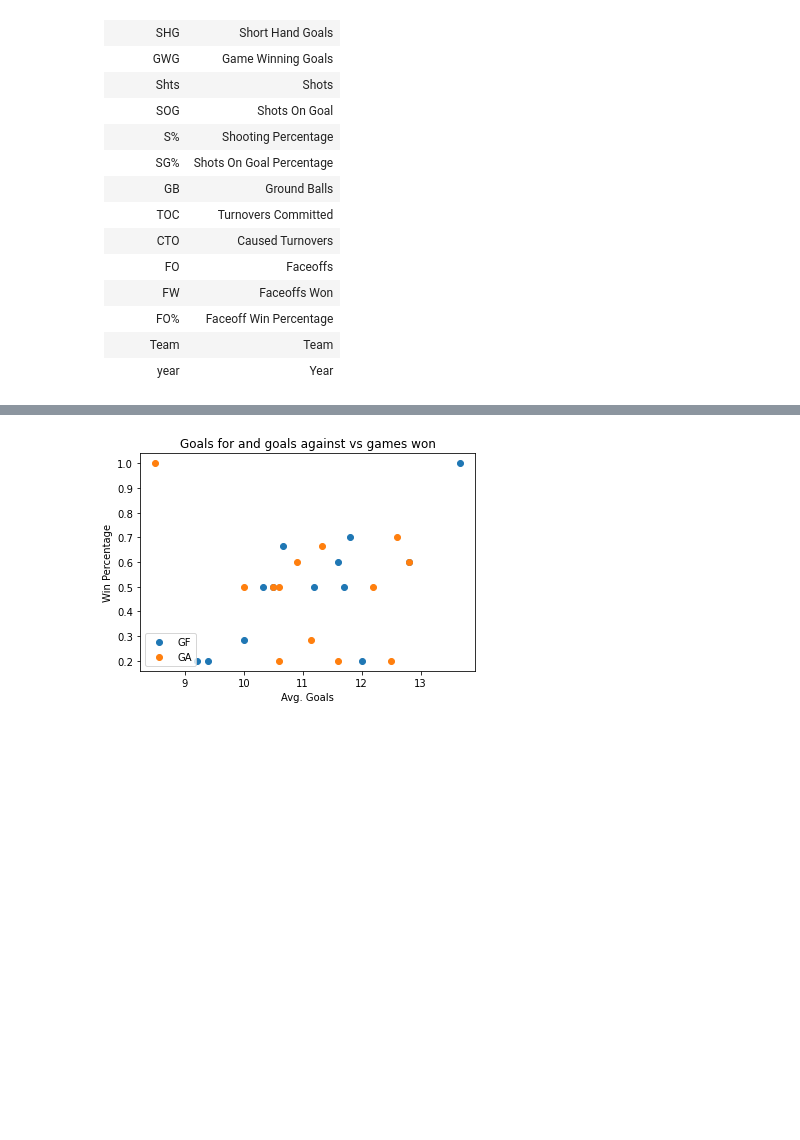
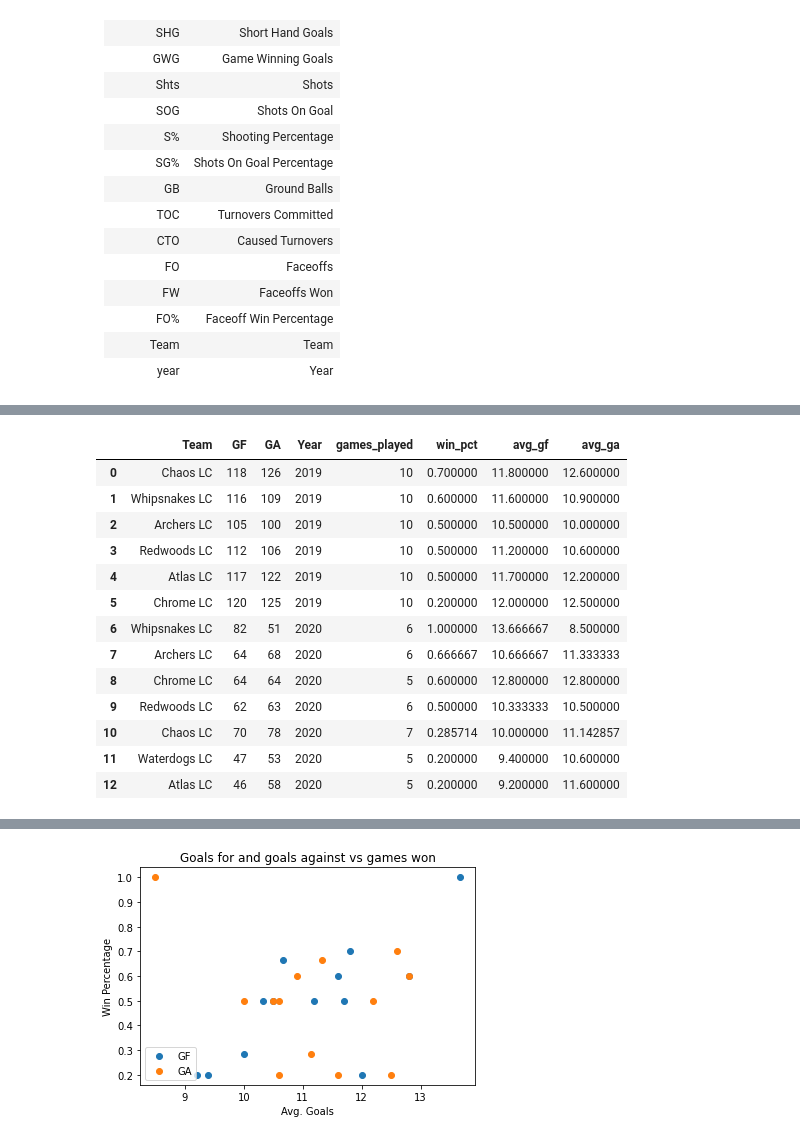
Before and after one commit to jpperret/how-to-win-pll-games, a Jupyter notebook: notebooks/how-to-win-pll-games.ipynb, the cells around one changed output, grey strips where cells are left out. Cells and saved outputs as stored; diff of their text form; code cells hidden in the pictures; blank space fills up the shorter version.

```diff
--- a/notebooks/how-to-win-pll-games.ipynb
+++ b/notebooks/how-to-win-pll-games.ipynb
@@ -158 +158,27 @@ Similar to the scoring data I decided it would be easier to copy column title ex
+# %%
+games_played = (teams_df.W+teams_df.L)
+teams_df['games_played'] = games_played
+teams_df['win_pct'] = teams_df['W']/games_played
+teams_df['avg_gf'] = teams_df['GF']/games_played
+teams_df['avg_ga'] = teams_df['GA']/games_played
+
+# avoid confusion w number of wins and win percentage. Win and loss counts won't be used.
+teams_df.drop(['W', 'L'], axis=1, inplace=True)
+
+teams_df
+# %% [output]
+|  | Team | GF | GA | Year | games_played | win_pct | avg_gf | avg_ga |
+| 0 | Chaos LC | 118 | 126 | 2019 | 10 | 0.700000 | 11.800000 | 12.600000 |
+| 1 | Whipsnakes LC | 116 | 109 | 2019 | 10 | 0.600000 | 11.600000 | 10.900000 |
+| 2 | Archers LC | 105 | 100 | 2019 | 10 | 0.500000 | 10.500000 | 10.000000 |
+| 3 | Redwoods LC | 112 | 106 | 2019 | 10 | 0.500000 | 11.200000 | 10.600000 |
+| 4 | Atlas LC | 117 | 122 | 2019 | 10 | 0.500000 | 11.700000 | 12.200000 |
+| 5 | Chrome LC | 120 | 125 | 2019 | 10 | 0.200000 | 12.000000 | 12.500000 |
+| 6 | Whipsnakes LC | 82 | 51 | 2020 | 6 | 1.000000 | 13.666667 | 8.500000 |
+| 7 | Archers LC | 64 | 68 | 2020 | 6 | 0.666667 | 10.666667 | 11.333333 |
+| 8 | Chrome LC | 64 | 64 | 2020 | 5 | 0.600000 | 12.800000 | 12.800000 |
+| 9 | Redwoods LC | 62 | 63 | 2020 | 6 | 0.500000 | 10.333333 | 10.500000 |
+| 10 | Chaos LC | 70 | 78 | 2020 | 7 | 0.285714 | 10.000000 | 11.142857 |
+| 11 | Waterdogs LC | 47 | 53 | 2020 | 5 | 0.200000 | 9.400000 | 10.600000 |
+| 12 | Atlas LC | 46 | 58 | 2020 | 5 | 0.200000 | 9.200000 | 11.600000 |
 # %% [markdown]
```
Also changed, not shown: parts of 21 cells of this notebook.
